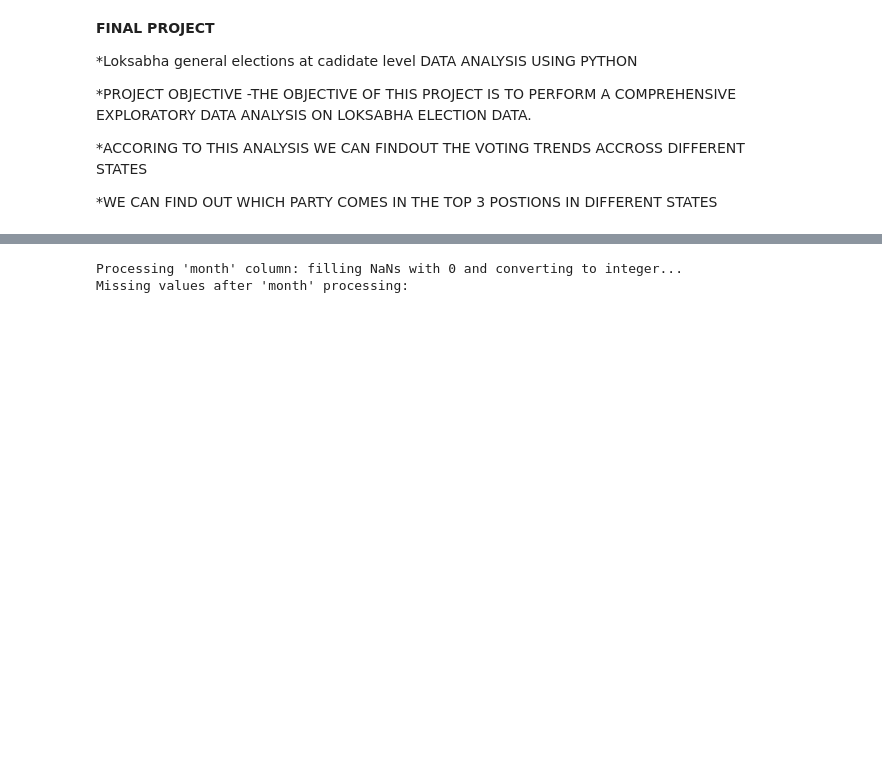
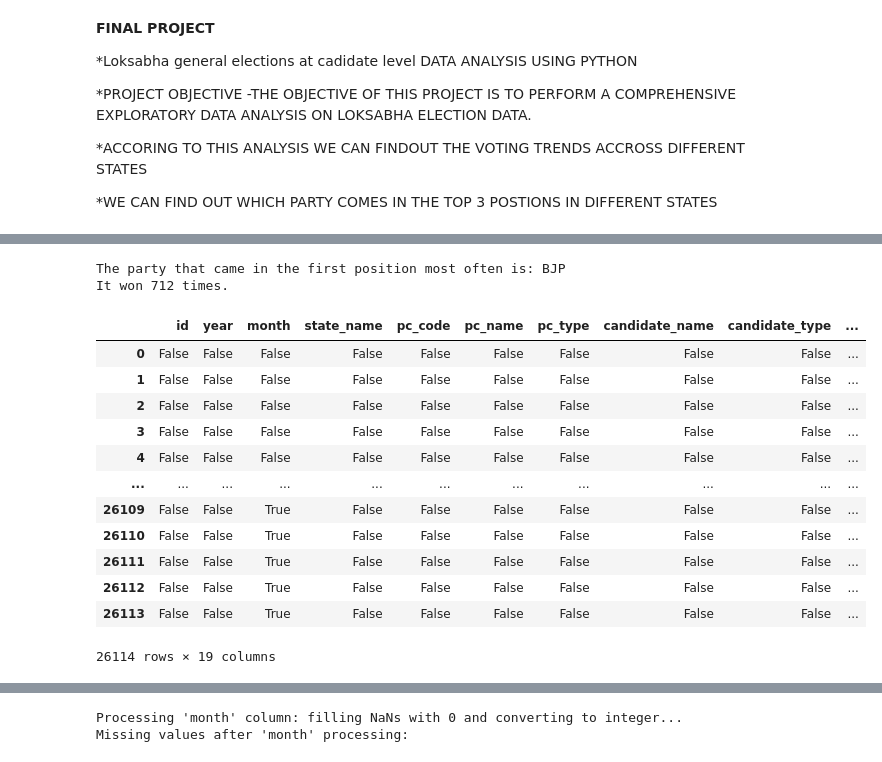
Before and after one commit to nandhuboban/python-project, a Jupyter notebook: final_project_new.ipynb, the cells around one changed output, grey strips where cells are left out. Cells and saved outputs as stored; diff of their text form; code cells hidden in the pictures; blank space fills up the shorter version.

```diff
--- a/final_project_new.ipynb
+++ b/final_project_new.ipynb
@@ -29,0 +122,26 @@ display(df.head())
+# %%
+first_position_parties = df[df['position'] == 1]
+most_frequent_winner = first_position_parties['party'].value_counts().idxmax()
+winning_count = first_position_parties['party'].value_counts().max()
+
+print(f"The party that came in the first position most often is: {most_frequent_winner}")
+print(f"It won {winning_count} times.")
+# %% [output]
+The party that came in the first position most often is: BJP
+It won 712 times.
+# %%
+df.isnull()
+# %% [output]
+|  | id | year | month | state_name | pc_code | pc_name | pc_type | candidate_name | candidate_type | ... |
+| 0 | False | False | False | False | False | False | False | False | False | ... |
+| 1 | False | False | False | False | False | False | False | False | False | ... |
+| 2 | False | False | False | False | False | False | False | False | False | ... |
+| 3 | False | False | False | False | False | False | False | False | False | ... |
+| 4 | False | False | False | False | False | False | False | False | False | ... |
+| ... | ... | ... | ... | ... | ... | ... | ... | ... | ... | ... |
+| 26109 | False | False | True | False | False | False | False | False | False | ... |
+| 26110 | False | False | True | False | False | False | False | False | False | ... |
+| 26111 | False | False | True | False | False | False | False | False | False | ... |
+| 26112 | False | False | True | False | False | False | False | False | False | ... |
+| 26113 | False | False | True | False | False | False | False | False | False | ... |
+26114 rows × 19 columns
```
Also changed, not shown: parts of 10 cells of this notebook.
